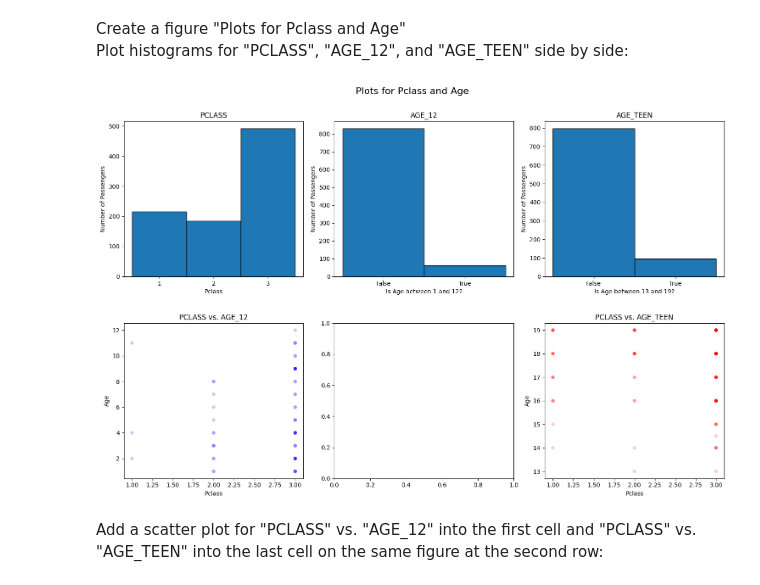
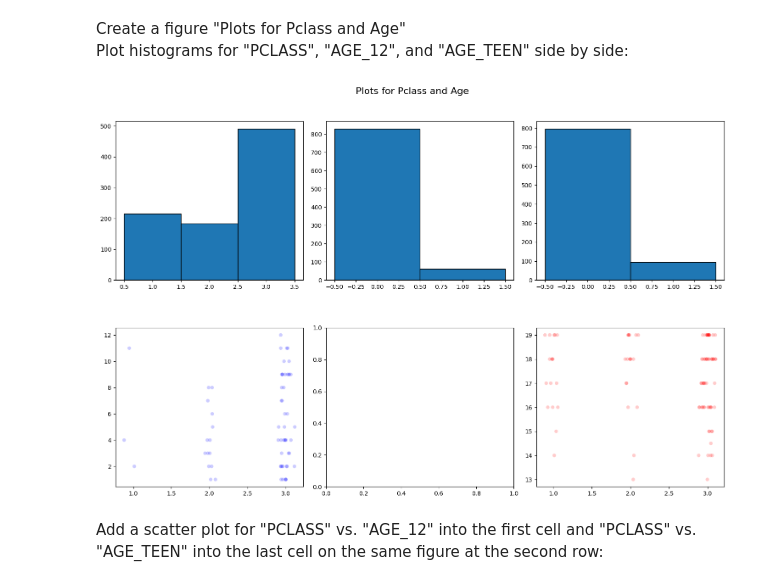
Before and after one commit to KadenLarussa/data-science-assignment-3, a Jupyter notebook: C3_c340.ipynb, the cells around one changed output. Saved outputs shown, nothing was run; the diff lists cells and outputs as text; code cells hidden in the pictures.

Commit message:
added jitter for clarity (emailed repo link)

```diff
--- a/C3_c340.ipynb
+++ b/C3_c340.ipynb
@@ -184,64 +184,42 @@ pas3to6_12to15
 Create a figure "Plots for Pclass and Age"<br>
 Plot histograms for "PCLASS", "AGE_12", and "AGE_TEEN" side by side:
 # %%
-#filtering the ages from the original dataframe
+
+
+# Filtering the ages from the original dataframe
 age_12_bool_index = pasUpto19['AGE_12'] == 1
 age_teen_bool_index = pasUpto19['AGE_TEEN'] == 1
 aligned_data = data.loc[pasUpto19.index]
 
 ages_12 = aligned_data['Age'][age_12_bool_index]
 pclass_12 = aligned_data['Pclass'][age_12_bool_index]
-
 ages_teen = aligned_data['Age'][age_teen_bool_index]
 pclass_teen = aligned_data['Pclass'][age_teen_bool_index]
 
-# Recreate
+# Adding jitter to the x-axis for the scatter plots
+jitter_magnitude = 0.05
+x_jitter_12 = np.random.randn(ages_12.shape[0]) * jitter_magnitude
+x_jitter_teen = np.random.randn(ages_teen.shape[0]) * jitter_magnitude
+
+# Plotting
 fig, axes = plt.subplots(nrows=2, ncols=3, figsize=(15, 10))
 fig.suptitle("Plots for Pclass and Age", fontsize=16)
 
-# First row
-#first plot
+# First row histograms
 axes[0, 0].hist(pasUpto19['Pclass'], bins=[1, 2, 3, 4], edgecolor="k", align='left')
-axes[0, 0].set_title('PCLASS')
-axes[0, 0].set_xticks([1, 2, 3])
-axes[0, 0].set_xlabel('Pclass')
-axes[0, 0].set_ylabel('Number of Passengers')
+axes[0, 1].hist(pasUpto19['AGE_12'], bins=[0, 1, 2], edgecolor="k", align='left')
+axes[0, 2].hist(pasUpto19['AGE_TEEN'], bins=[0, 1, 2], edgecolor="k", align='left')
 
-#second plot
-axes[0, 1].hist(pasUpto19['AGE_12'], bins=[0, 1, 2], edgecolor="k", align='left')
-axes[0, 1].set_title('AGE_12')
-axes[0, 1].set_xticks([0, 1])
-axes[0, 1].set_xticklabels(['False', 'True'])
-axes[0, 1].set_xlabel('Is Age between 1 and 12?')
-axes[0, 1].set_ylabel('Number of Passengers')
+# Second row scatter plots with jitter
+axes[1, 0].scatter(pclass_12 + x_jitter_12, ages_12, alpha=0.2, color='blue', edgecolor='none')
+axes[1, 2].scatter(pclass_teen + x_jitter_teen, ages_teen, alpha=0.2, color='red', edgecolor='none')
 
-#third plot
-axes[0, 2].hist(pasUpto19['AGE_TEEN'], bins=[0, 1, 2], edgecolor="k", align='left')
-axes[0, 2].set_title('AGE_TEEN')
-axes[0, 2].set_xticks([0, 1])
-axes[0, 2].set_xticklabels(['False', 'True'])
-axes[0, 2].set_xlabel('Is Age between 13 and 19?')
-axes[0, 2].set_ylabel('Number of Passengers')
-
-# second row
-#first plot
-axes[1, 0].scatter(pclass_12, ages_12, alpha=0.2, color='blue', edgecolor='none')
-axes[1, 0].set_title('PCLASS vs. AGE_12')
-axes[1, 0].set_xlabel('Pclass')
-axes[1, 0].set_ylabel('Age')
-
-#second plot (the middle one is skipped so this would technically be 3)
-axes[1, 2].scatter(pclass_teen, ages_teen, alpha=0.2, color='red', edgecolor='none')
-axes[1, 2].set_title('PCLASS vs. AGE_TEEN')
-axes[1, 2].set_xlabel('Pclass')
-axes[1, 2].set_ylabel('Age')
-
-#adjust the layout and display them
+# Adjust the layout and display the plots
 plt.tight_layout()
 plt.subplots_adjust(top=0.9, hspace=0.3)
 plt.show()
 # %% [output]
-[figure, old version]
+[figure, new version]
 # %% [markdown]
 Add a scatter plot for "PCLASS" vs. "AGE_12" into the first cell and "PCLASS" vs. "AGE_TEEN" into the last cell on the same figure at the second row:
 # %%
```
